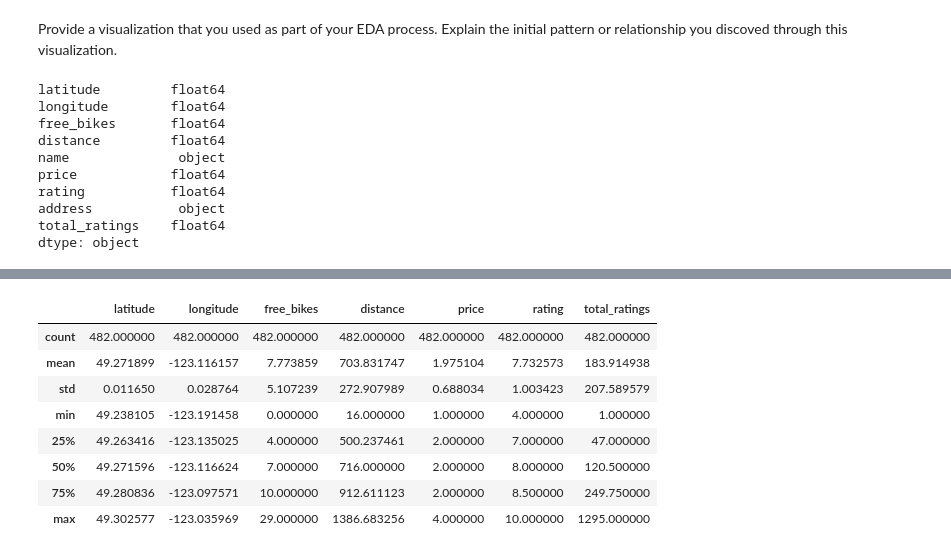
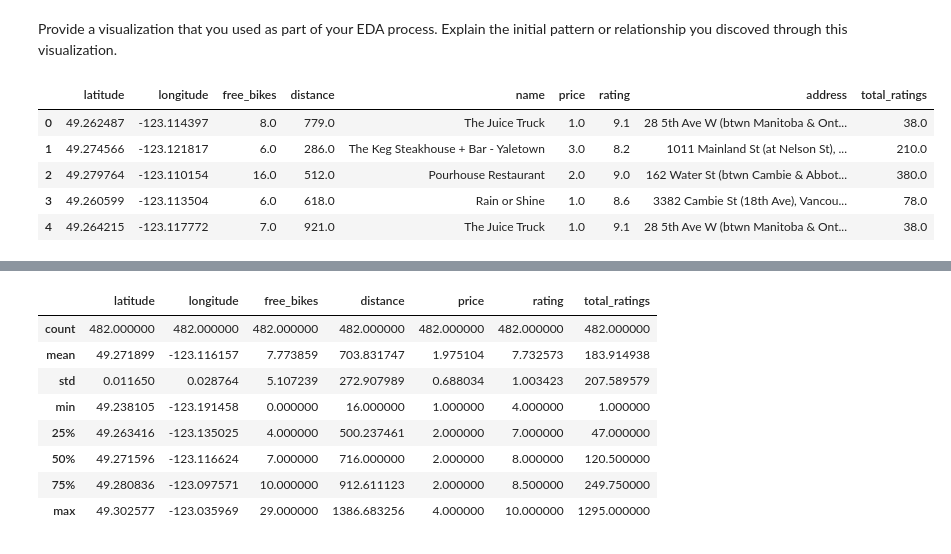
Before and after one commit to SBangarh/Bike-station-and-destination-location, a Jupyter notebook: notebooks/joining_data.ipynb, the cells around one changed output, grey strips where cells are left out. Cells and saved outputs as stored; diff of their text form; code cells hidden in the pictures.

```diff
--- a/notebooks/joining_data.ipynb
+++ b/notebooks/joining_data.ipynb
@@ -23,20 +23,24 @@ combined_df_final = pd.concat([cb_foursquare, cb_yelp], ignore_index=True)
 combined_df_final = combined_df_final.drop(columns=['popularity', 'total_photos', 'total_tips'])
 # %% [markdown]
 Provide a visualization that you used as part of your EDA process. Explain the initial pattern or relationship you discoved through this visualization.
-# %%
-#checking types
-combined_df_final.dtypes
-# %% [output]
-latitude         float64
-longitude        float64
-free_bikes       float64
-distance         float64
-name              object
-price            float64
-rating           float64
-address           object
-total_ratings    float64
-dtype: object
+# %%
+#checking types
+combined_df_final.dtypes
+
+#change Data types
+column_names = ['free_bikes', 'distance', 'price', 'rating', 'total_ratings']
+for name in column_names:
+    combined_df_final[name].astype(int)
+
+#check
+combined_df_final.head()
+# %% [output]
+|  | latitude | longitude | free_bikes | distance | name | price | rating | address | total_ratings |
+| 0 | 49.262487 | -123.114397 | 8.0 | 779.0 | The Juice Truck | 1.0 | 9.1 | 28 5th Ave W (btwn Manitoba & Ont... | 38.0 |
+| 1 | 49.274566 | -123.121817 | 6.0 | 286.0 | The Keg Steakhouse + Bar - Yaletown | 3.0 | 8.2 | 1011 Mainland St (at Nelson St), ... | 210.0 |
+| 2 | 49.279764 | -123.110154 | 16.0 | 512.0 | Pourhouse Restaurant | 2.0 | 9.0 | 162 Water St (btwn Cambie & Abbot... | 380.0 |
+| 3 | 49.260599 | -123.113504 | 6.0 | 618.0 | Rain or Shine | 1.0 | 8.6 | 3382 Cambie St (18th Ave), Vancou... | 78.0 |
+| 4 | 49.264215 | -123.117772 | 7.0 | 921.0 | The Juice Truck | 1.0 | 9.1 | 28 5th Ave W (btwn Manitoba & Ont... | 38.0 |
 # %%
 #replace NaN values wjere dtype is float with 0
 #zero because some of the values may be highly dependent on other variables like total photos may be dependednt upon popularity and location(address)
```
Also changed, not shown: parts of 5 cells of this notebook.
